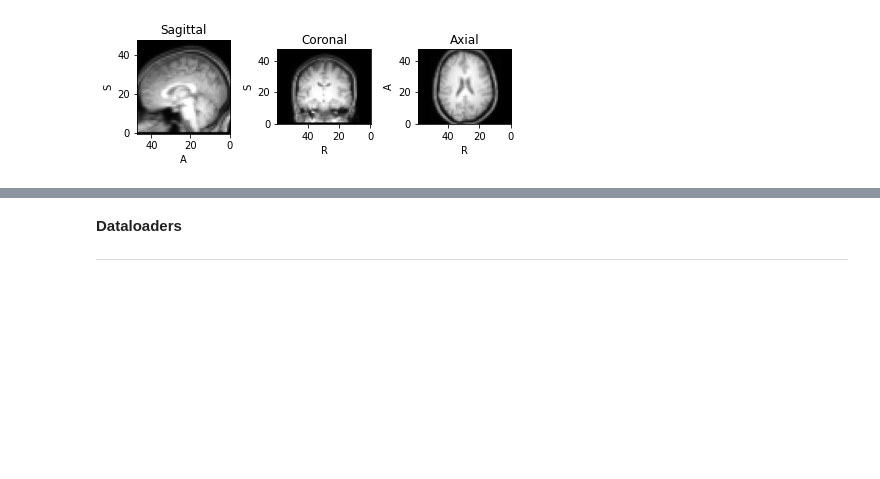
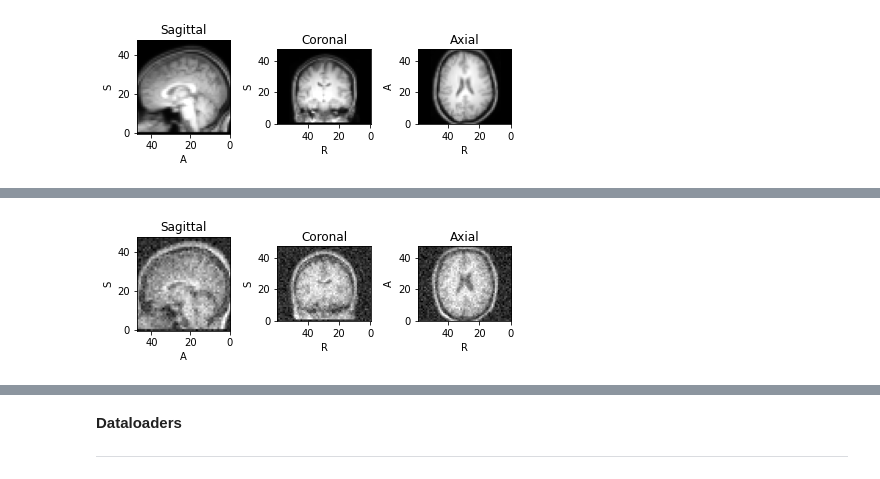
Before and after one commit to SathyaSudha-96/TorchIO, a Jupyter notebook: 3D_UNet_TorchIO.ipynb, the cells around one changed output, grey strips where cells are left out. Cells and saved outputs as stored; diff of their text form; code cells hidden in the pictures; blank space fills up the shorter version.

```diff
--- a/3D_UNet_TorchIO.ipynb
+++ b/3D_UNet_TorchIO.ipynb
@@ -105,0 +114,4 @@ Noisy_set[3].image.plot()
+# %%
+Noisy_train[3].image.plot()
+# %% [output]
+[figure, added]
```
Also changed, not shown: parts of 13 cells of this notebook.
